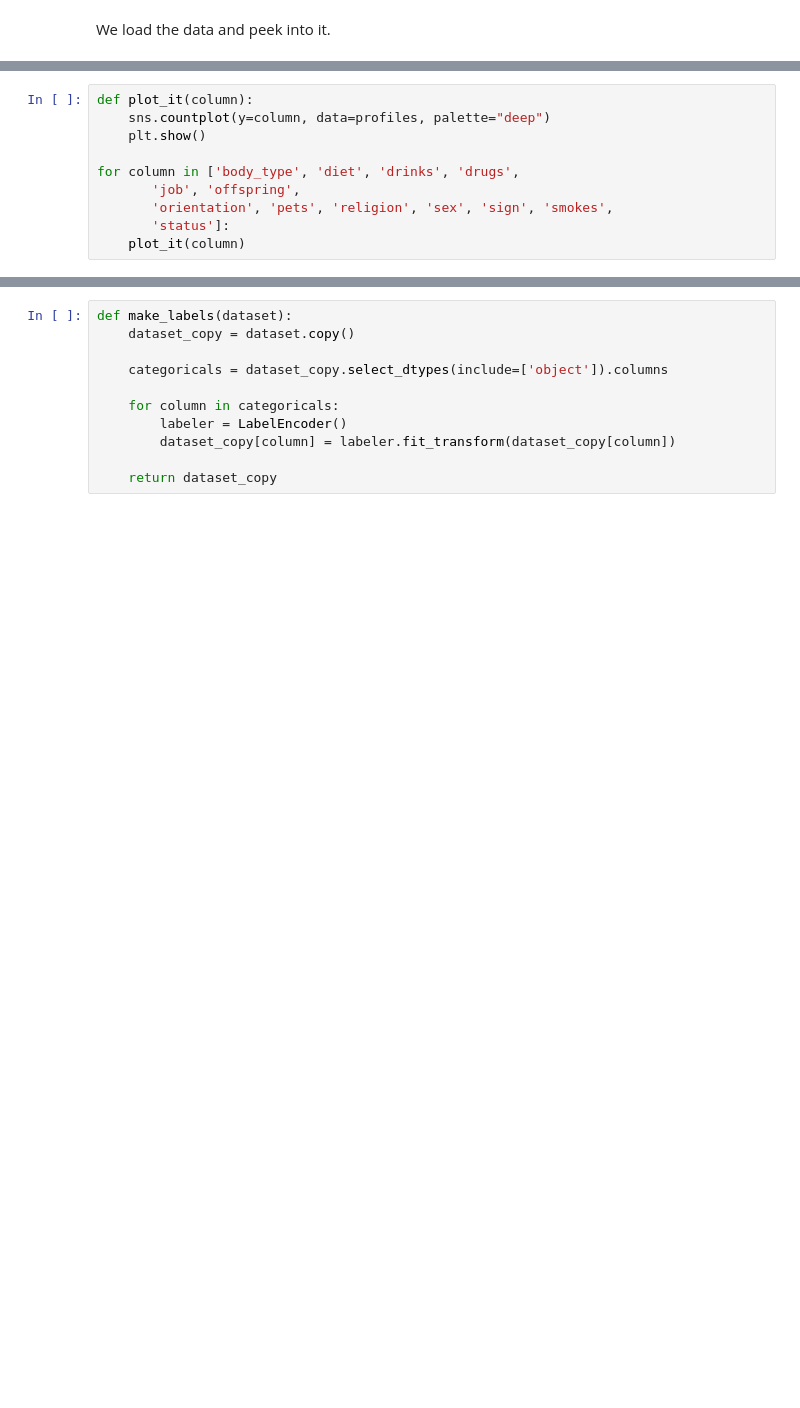
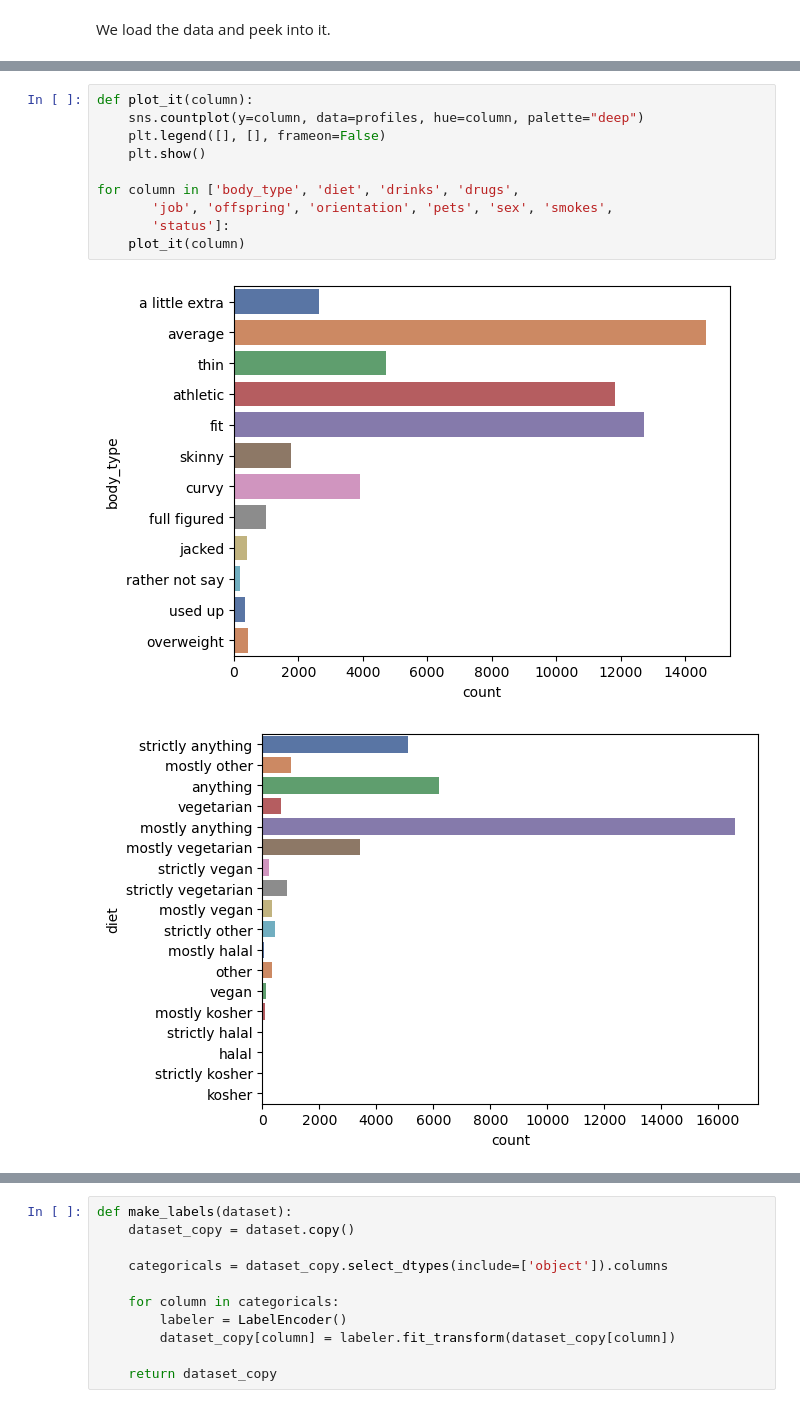
Before and after one commit to treefungus/Codecademy_projects, a Jupyter notebook: OKCupid-Date-A-Scientist-Starter/date-a-scientist.ipynb, the cells around one changed output, grey strips where cells are left out. Drawn from its saved outputs; the diff is of its cells as text; blank space fills up the shorter version.

```diff
--- a/OKCupid-Date-A-Scientist-Starter/date-a-scientist.ipynb
+++ b/OKCupid-Date-A-Scientist-Starter/date-a-scientist.ipynb
@@ -34,10 +61,13 @@ plt.show()
 # %%
 def plot_it(column):
-    sns.countplot(y=column, data=profiles, palette="deep")
+    sns.countplot(y=column, data=profiles, hue=column, palette="deep")
+    plt.legend([], [], frameon=False)
     plt.show()
 
 for column in ['body_type', 'diet', 'drinks', 'drugs',
-       'job', 'offspring',
-       'orientation', 'pets', 'religion', 'sex', 'sign', 'smokes',
+       'job', 'offspring', 'orientation', 'pets', 'sex', 'smokes',
        'status']:
     plot_it(column)
+# %% [output]
+[figure, added]
+[figure, added]
```
Also changed, not shown: parts of 27 cells of this notebook, 1 other file.
